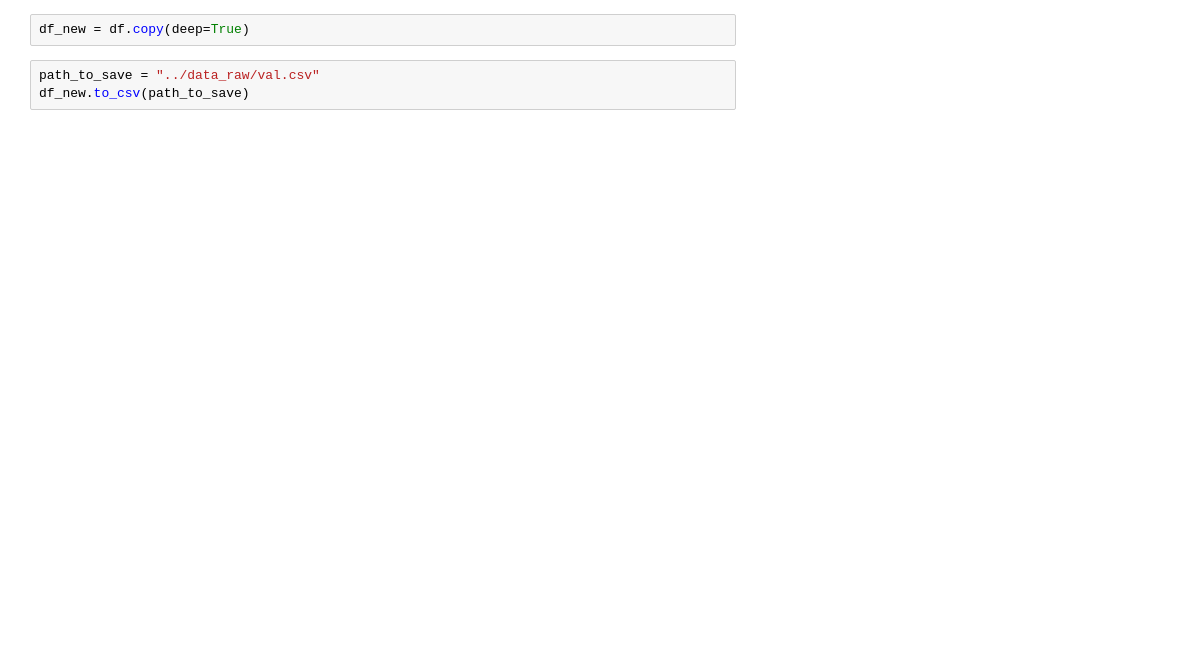
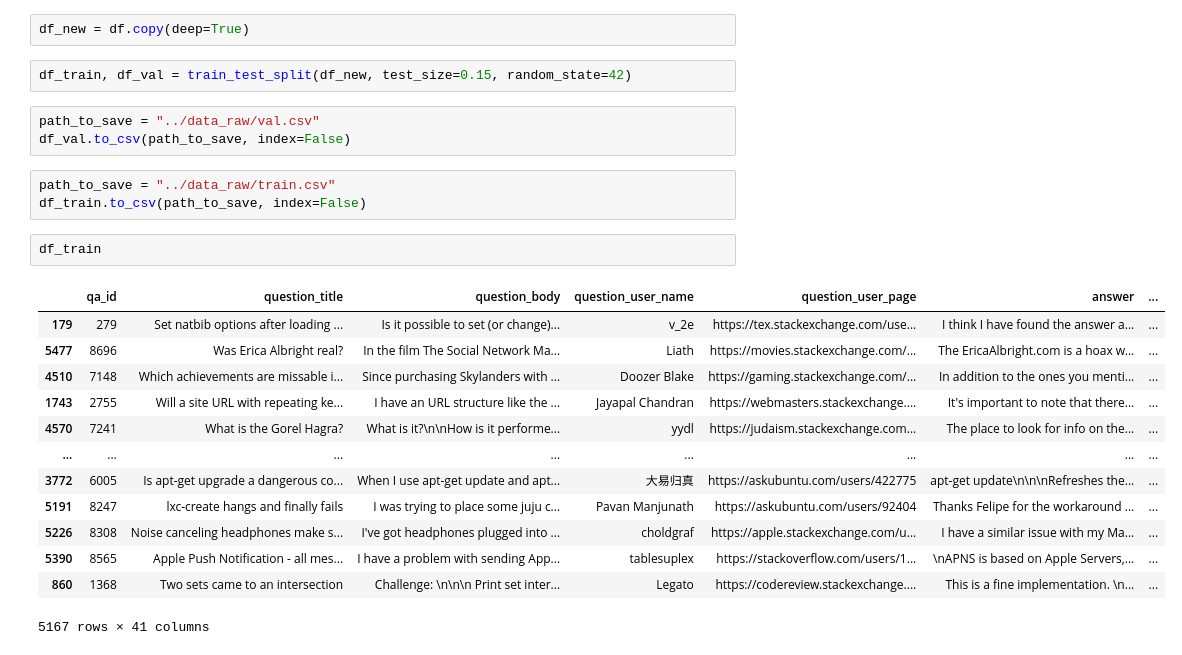
Before and after one commit to vanekek/qa-labeling, a Jupyter notebook: scripts/test.ipynb, the cells around one changed output. Drawn from its saved outputs; the diff is of its cells as text; blank space fills up the shorter version.

```diff
--- a/scripts/test.ipynb
+++ b/scripts/test.ipynb
@@ -25,5 +24,26 @@ df
 # %%
 df_new = df.copy(deep=True)
+# %%
+df_train, df_val = train_test_split(df_new, test_size=0.15, random_state=42)
 # %%
 path_to_save = "../data_raw/val.csv"
-df_new.to_csv(path_to_save)
+df_val.to_csv(path_to_save, index=False)
+# %%
+path_to_save = "../data_raw/train.csv"
+df_train.to_csv(path_to_save, index=False)
+# %%
+df_train
+# %% [output]
+|  | qa_id | question_title | question_body | question_user_name | question_user_page | answer | ... |
+| 179 | 279 | Set natbib options after loading ... | Is it possible to set (or change)... | v_2e | https://tex.stackexchange.com/use... | I think I have found the answer a... | ... |
+| 5477 | 8696 | Was Erica Albright real? | In the film The Social Network Ma... | Liath | https://movies.stackexchange.com/... | The EricaAlbright.com is a hoax w... | ... |
+| 4510 | 7148 | Which achievements are missable i... | Since purchasing Skylanders with ... | Doozer Blake | https://gaming.stackexchange.com/... | In addition to the ones you menti... | ... |
+| 1743 | 2755 | Will a site URL with repeating ke... | I have an URL structure like the ... | Jayapal Chandran | https://webmasters.stackexchange.... | It's important to note that there... | ... |
+| 4570 | 7241 | What is the Gorel Hagra? | What is it?\n\nHow is it performe... | yydl | https://judaism.stackexchange.com... | The place to look for info on the... | ... |
+| ... | ... | ... | ... | ... | ... | ... | ... |
+| 3772 | 6005 | Is apt-get upgrade a dangerous co... | When I use apt-get update and apt... | 大易归真 | https://askubuntu.com/users/422775 | apt-get update\n\n\nRefreshes the... | ... |
+| 5191 | 8247 | lxc-create hangs and finally fails | I was trying to place some juju c... | Pavan Manjunath | https://askubuntu.com/users/92404 | Thanks Felipe for the workaround ... | ... |
+| 5226 | 8308 | Noise canceling headphones make s... | I've got headphones plugged into ... | choldgraf | https://apple.stackexchange.com/u... | I have a similar issue with my Ma... | ... |
+| 5390 | 8565 | Apple Push Notification - all mes... | I have a problem with sending App... | tablesuplex | https://stackoverflow.com/users/1... | \nAPNS is based on Apple Servers,... | ... |
+| 860 | 1368 | Two sets came to an intersection | Challenge: \n\n\n Print set inter... | Legato | https://codereview.stackexchange.... | This is a fine implementation. \n... | ... |
+5167 rows × 41 columns
```
Also changed, not shown: parts of 3 cells of this notebook, 9 other files.
